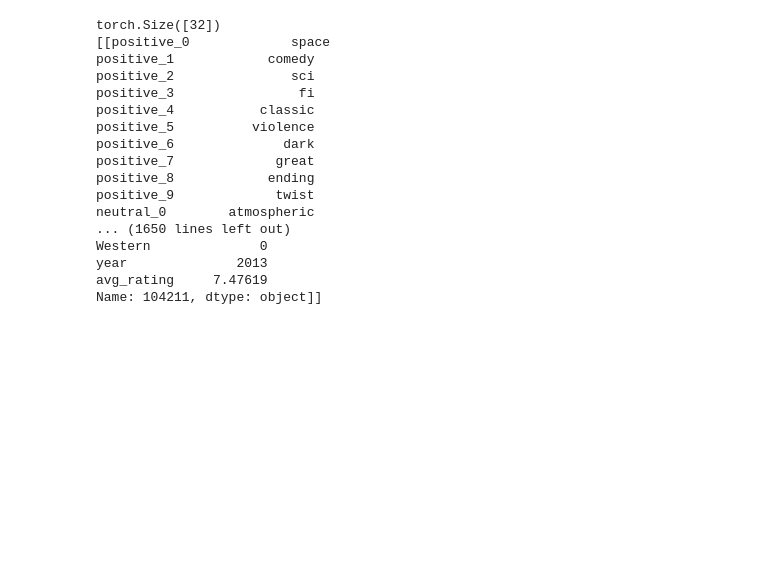
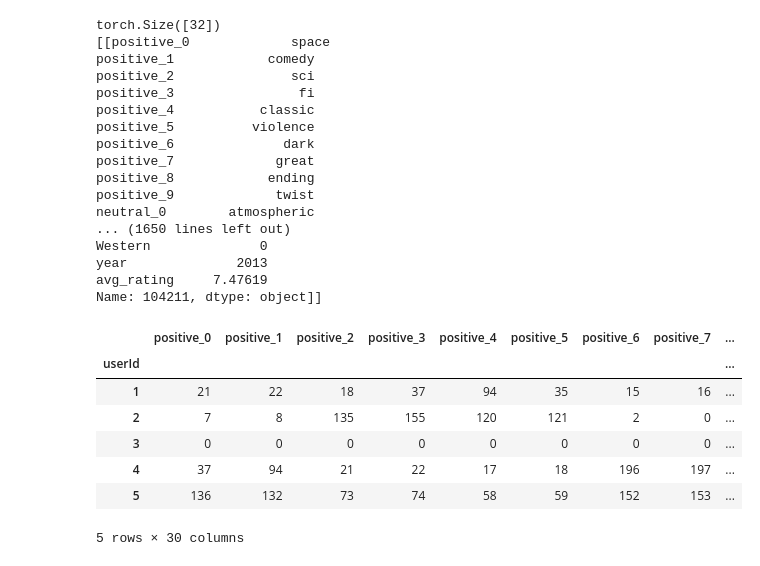
Before and after one commit to RodionfromHSE/Movies-RecSys, a Jupyter notebook: train_small.ipynb, the cells around one changed output. Saved outputs shown, nothing was run; the diff lists cells and outputs as text; code cells hidden in the pictures; blank space fills up the shorter version.

```diff
--- a/train_small.ipynb
+++ b/train_small.ipynb
@@ -253,0 +246,17 @@ class Recommender(nn.Module):
+# %%
+# tokenization
+
+## user
+txt_cols = list(users.select_dtypes(include='object').columns)
+for col in txt_cols:
+    users[col] = users[col].apply(lambda x: tokenizer.token_to_id[x])
+users.head()
+# %% [output]
+|  | positive_0 | positive_1 | positive_2 | positive_3 | positive_4 | positive_5 | positive_6 | positive_7 | ... |
+| userId |  |  |  |  |  |  |  |  | ... |
+| 1 | 21 | 22 | 18 | 37 | 94 | 35 | 15 | 16 | ... |
+| 2 | 7 | 8 | 135 | 155 | 120 | 121 | 2 | 0 | ... |
+| 3 | 0 | 0 | 0 | 0 | 0 | 0 | 0 | 0 | ... |
+| 4 | 37 | 94 | 21 | 22 | 17 | 18 | 196 | 197 | ... |
+| 5 | 136 | 132 | 73 | 74 | 58 | 59 | 152 | 153 | ... |
+5 rows × 30 columns
```
Also changed, not shown: parts of 3 cells of this notebook, 2 other files.
